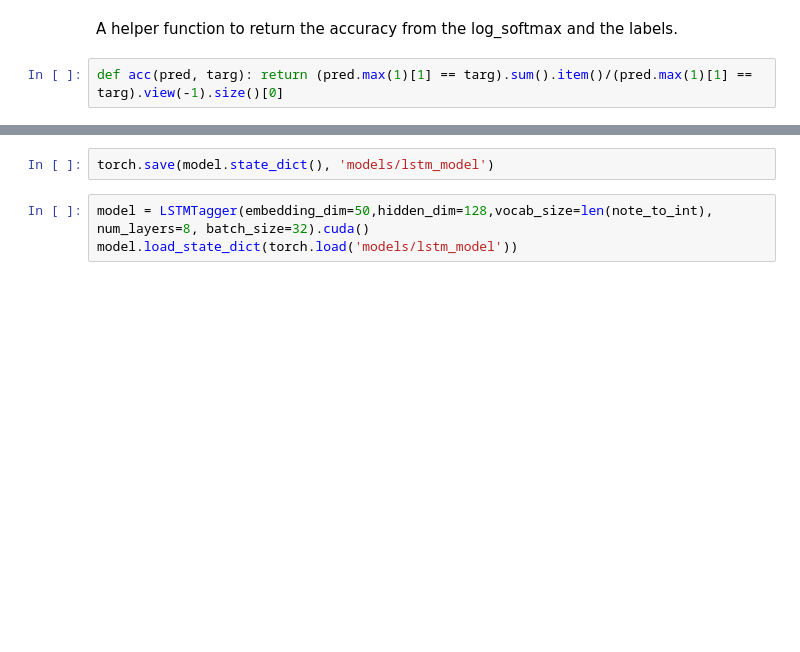
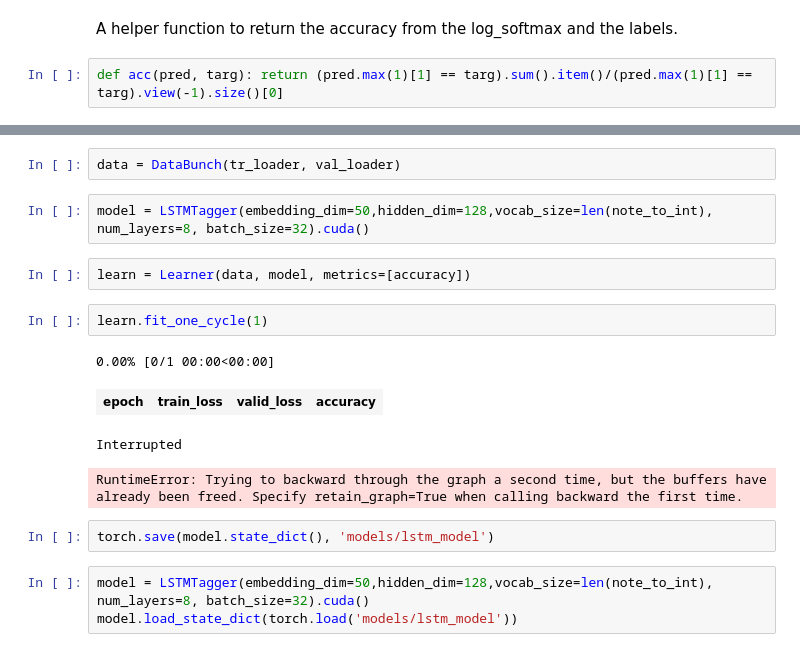
Before and after one commit to jbremz/attentive-music, a Jupyter notebook: Attentive Music.ipynb, the cells around one changed output, grey strips where cells are left out. Drawn from its saved outputs; the diff is of its cells as text; blank space fills up the shorter version.

Commit message:
learner

```diff
--- a/Attentive Music.ipynb
+++ b/Attentive Music.ipynb
@@ -260,3 +251,16 @@ tensor(4.6139, device='cuda:0', grad_fn=<NllLoss2DBackward>)
+# %%
+data = DataBunch(tr_loader, val_loader)
+# %%
+model = LSTMTagger(embedding_dim=50,hidden_dim=128,vocab_size=len(note_to_int), num_layers=8, batch_size=32).cuda()
+# %%
+learn = Learner(data, model, metrics=[accuracy])
+# %%
+learn.fit_one_cycle(1)
+# %% [output]
+0.00% [0/1 00:00<00:00]
+| epoch | train_loss | valid_loss | accuracy |
+Interrupted
+RuntimeError: Trying to backward through the graph a second time, but the buffers have already been freed. Specify retain_graph=True when calling backward the first time.
 # %%
 torch.save(model.state_dict(), 'models/lstm_model')
 # %%
```
Also changed, not shown: parts of 2 cells of this notebook.
